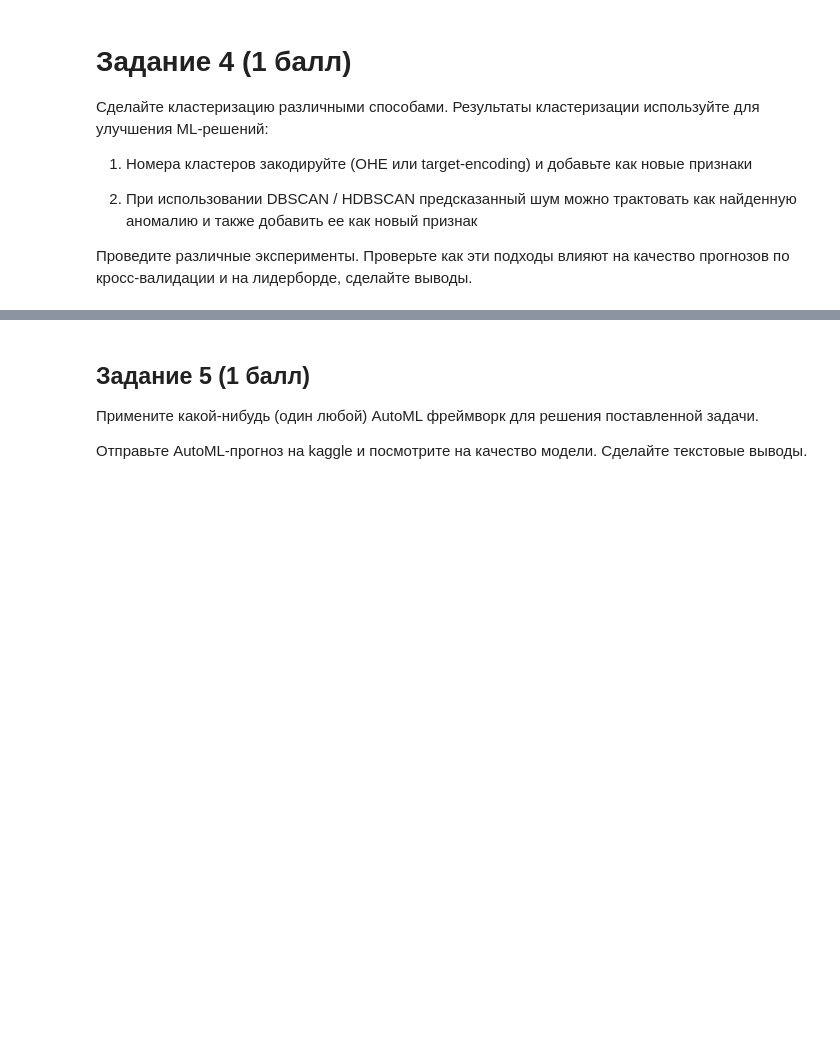
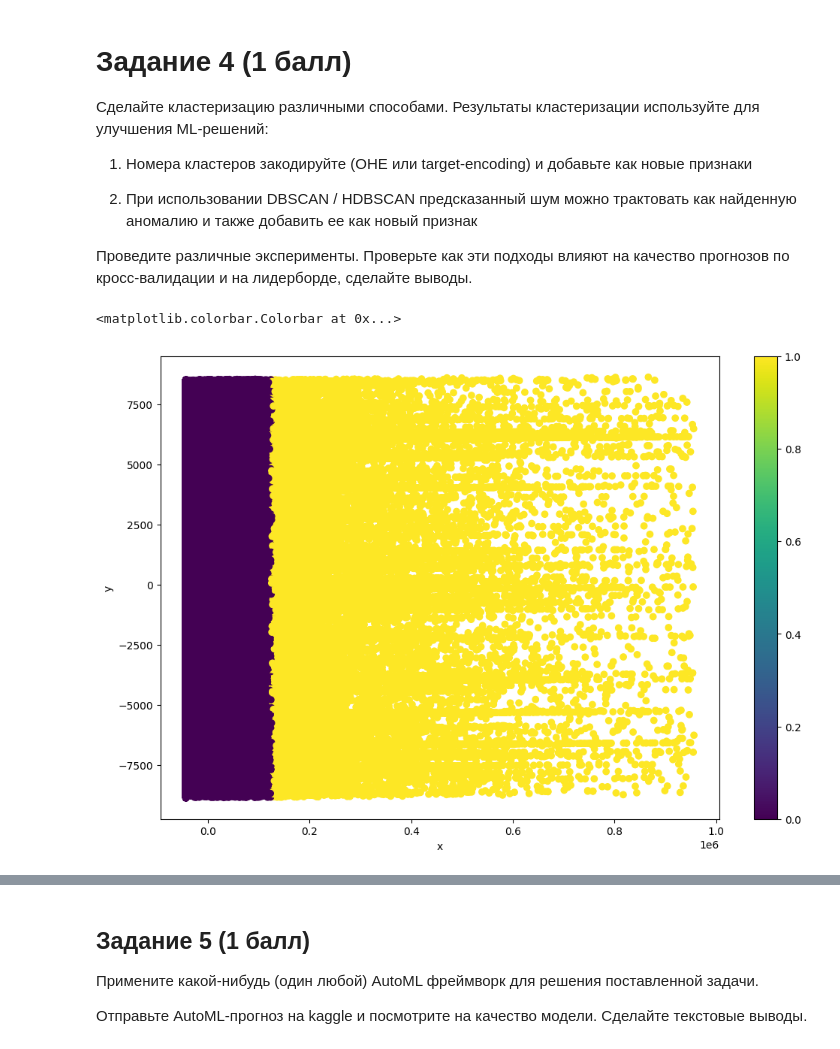
Before and after one commit to InnaBoby/ML_HSE, a Jupyter notebook: HW_7/ML_AI24_HT7.ipynb, the cells around one changed output, grey strips where cells are left out. Cells and saved outputs as stored; diff of their text form; code cells hidden in the pictures; blank space fills up the shorter version.

```diff
--- a/HW_7/ML_AI24_HT7.ipynb
+++ b/HW_7/ML_AI24_HT7.ipynb
@@ -585,9 +200,6 @@ df_train.describe()
 | 75% | 3,300,168.500000 | 0.000000 | 7,786,364.500000 | 125.000000 | 14,128.000000 | 512.000000 | 150.000000 | 226.000000 | 330.000000 | ... |
 | max | 3,404,558.000000 | 1.000000 | 10,540,797.000000 | 31,937.391000 | 18,396.000000 | 600.000000 | 231.000000 | 237.000000 | 540.000000 | ... |
 # %%
-df_train = train_transaction.merge(train_identity, how='left', on='TransactionID')
-df_test = test_transaction.merge(test_identity, how='left', on='TransactionID')
-
 #удалим малоинформативные столбцы
 print(df_train.shape[1])
 
@@ -707,6 +320,2 @@ df_train.reset_index().drop(columns=['index'])
 df_train_raw=df_train.copy()
 df_test_raw=df_test.copy()
-# %%
-df_train=df_train_raw
-df_test=df_test_raw
-df_train.reset_index().drop(columns=['index'])
@@ -1193,23 +739,3 @@ Angle-based Outlier Detector (ABOD) ROC:0.7457, precision @ rank n:0.0, executio
 2) При использовании DBSCAN / HDBSCAN предсказанный шум можно трактовать как найденную аномалию и также добавить ее как новый признак
 
 Проведите различные эксперименты. Проверьте как эти подходы влияют на качество прогнозов по кросс-валидации и на лидерборде, сделайте выводы.
-# %%
-# ваши эксперименты с кластеризацией здесь
-df_train = train_transaction.merge(train_identity, how='left', on='TransactionID')
-df_test = test_transaction.merge(test_identity, how='left', on='TransactionID')
-
-#удалим малоинформативные столбцы
-df_train.drop(['TransactionID'], axis=1, inplace=True)
-df_test.drop(['TransactionID'], axis=1, inplace=True)
-
-for col in df_train.columns:
-    #удалим признаки, у которых количество уникальных значений 1
-    if df_train[col].nunique()<=1:
-        df_train.drop(columns=[col], inplace=True)
-        df_test.drop(columns=[col], inplace=True)
-        continue
-    #удалим признаки, где количество пропусков больше 85%
-    if col in num_cols:
-        if np.isnan(df_train[col]).sum() >= 0.85*df_train.shape[0]:
-            df_train.drop(columns=[col], inplace=True)
-            df_test.drop(columns=[col], inplace=True)
@@ -1220,0 +742,18 @@ kmeans_clusterizer.fit(X)
+# %%
+# ваши эксперименты с кластеризацией здесь
+kmeans_clusterizer = KMeans(n_clusters=2, random_state=1)
+kmeans_clusterizer.fit(df_train.drop(columns=['isFraud']))
+
+#визуализация кластеров c PCA
+pca = PCA(n_components=2)
+numeric_cols = df_train.drop(columns=['isFraud'])._get_numeric_data().dropna(axis=1)
+df_pca = pca.fit_transform(numeric_cols)
+
+plt.figure(figsize=(12,8))
+plt.scatter(df_pca[:,0], df_pca[:,1], c=kmeans_clusterizer.labels_)
+plt.xlabel('x')
+plt.ylabel('y')
+plt.colorbar()
+# %% [output]
+<matplotlib.colorbar.Colorbar at 0x...>
+[figure, added]
```
Also changed, not shown: parts of 60 cells of this notebook.
